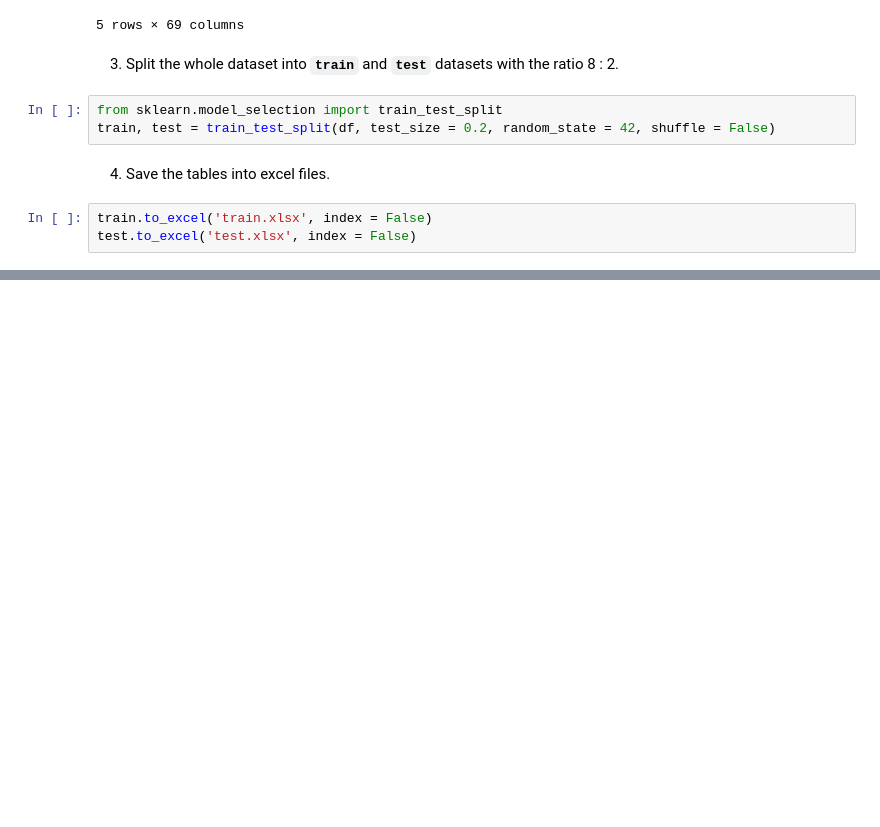
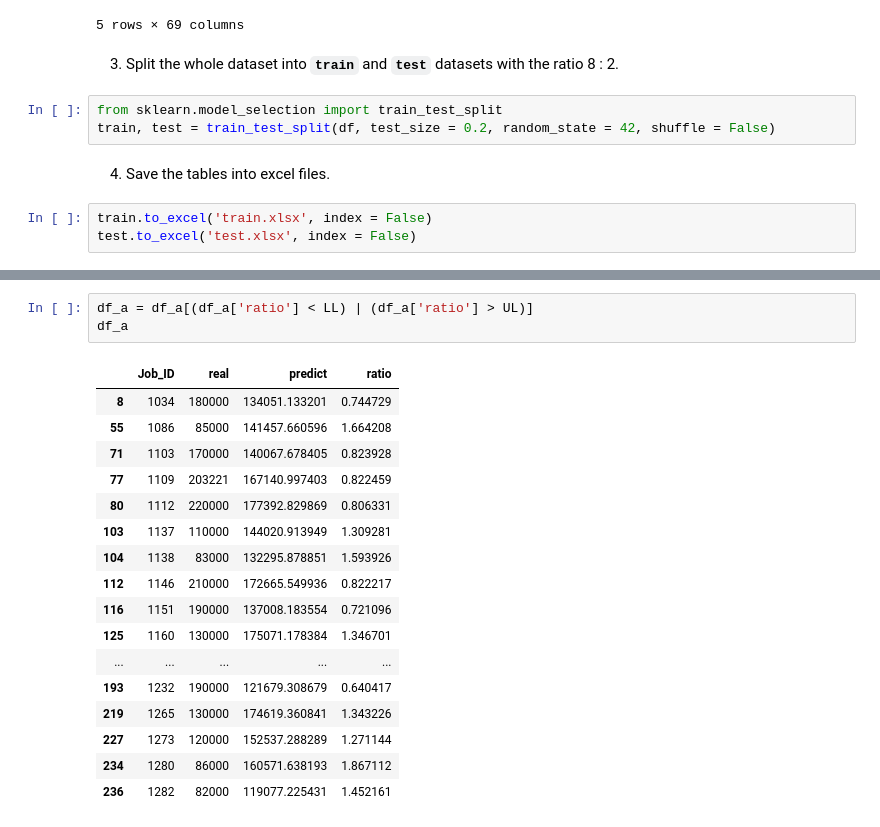
Before and after one commit to Junzhee/SC1015, a Jupyter notebook: mini_project/Data Science Job Postings and Salaries Analysis.ipynb, the cells around one changed output, grey strips where cells are left out. Drawn from its saved outputs; the diff is of its cells as text; blank space fills up the shorter version.

```diff
--- a/mini_project/Data Science Job Postings and Salaries Analysis.ipynb
+++ b/mini_project/Data Science Job Postings and Salaries Analysis.ipynb
@@ -389,0 +745,21 @@ test.to_excel('test.xlsx', index = False)
+# %%
+df_a = df_a[(df_a['ratio'] < LL) | (df_a['ratio'] > UL)]
+df_a
+# %% [output]
+|  | Job_ID | real | predict | ratio |
+| 8 | 1034 | 180000 | 134051.133201 | 0.744729 |
+| 55 | 1086 | 85000 | 141457.660596 | 1.664208 |
+| 71 | 1103 | 170000 | 140067.678405 | 0.823928 |
+| 77 | 1109 | 203221 | 167140.997403 | 0.822459 |
+| 80 | 1112 | 220000 | 177392.829869 | 0.806331 |
+| 103 | 1137 | 110000 | 144020.913949 | 1.309281 |
+| 104 | 1138 | 83000 | 132295.878851 | 1.593926 |
+| 112 | 1146 | 210000 | 172665.549936 | 0.822217 |
+| 116 | 1151 | 190000 | 137008.183554 | 0.721096 |
+| 125 | 1160 | 130000 | 175071.178384 | 1.346701 |
+| ... | ... | ... | ... | ... |
+| 193 | 1232 | 190000 | 121679.308679 | 0.640417 |
+| 219 | 1265 | 130000 | 174619.360841 | 1.343226 |
+| 227 | 1273 | 120000 | 152537.288289 | 1.271144 |
+| 234 | 1280 | 86000 | 160571.638193 | 1.867112 |
+| 236 | 1282 | 82000 | 119077.225431 | 1.452161 |
```
Also changed, not shown: parts of 44 cells of this notebook.
